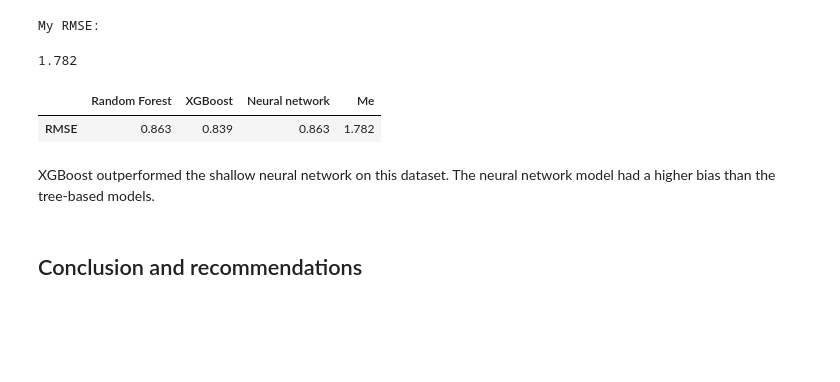
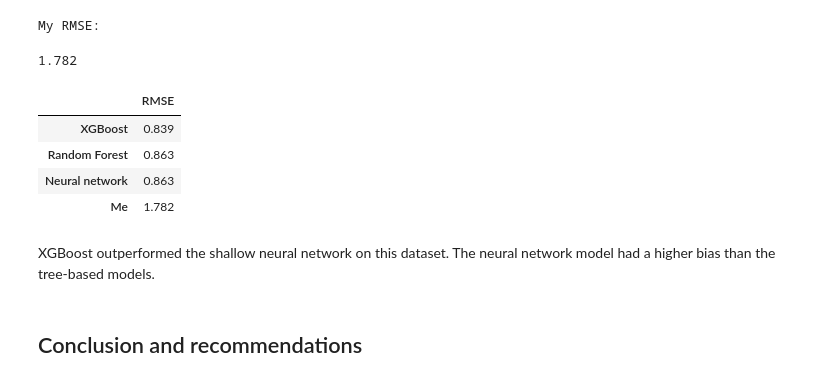
Before and after one commit to NinaCilliers/crossfit_project, a Jupyter notebook: crossfit_project.ipynb, the cells around one changed output. Drawn from its saved outputs; the diff is of its cells as text; code cells hidden in the pictures; blank space fills up the shorter version.

```diff
--- a/crossfit_project.ipynb
+++ b/crossfit_project.ipynb
@@ -366,10 +399,13 @@ My RMSE:
 # %%
 #Summary of model performance
 p = pd.DataFrame([rnd_score, bst_rmse, nn_rmse, my_rmse],index=['Random Forest','XGBoost','Neural network','Me'],columns=['RMSE']).T.round(3)
-p
+p.T.sort_values('RMSE')
 # %% [output]
-|  | Random Forest | XGBoost | Neural network | Me |
-| RMSE | 0.863 | 0.839 | 0.863 | 1.782 |
+|  | RMSE |
+| XGBoost | 0.839 |
+| Random Forest | 0.863 |
+| Neural network | 0.863 |
+| Me | 1.782 |
 # %% [markdown]
 XGBoost outperformed the shallow neural network on this dataset. The neural network model had a higher bias than the tree-based models.
 # %% [markdown]
```
Also changed, not shown: parts of 13 cells of this notebook.
